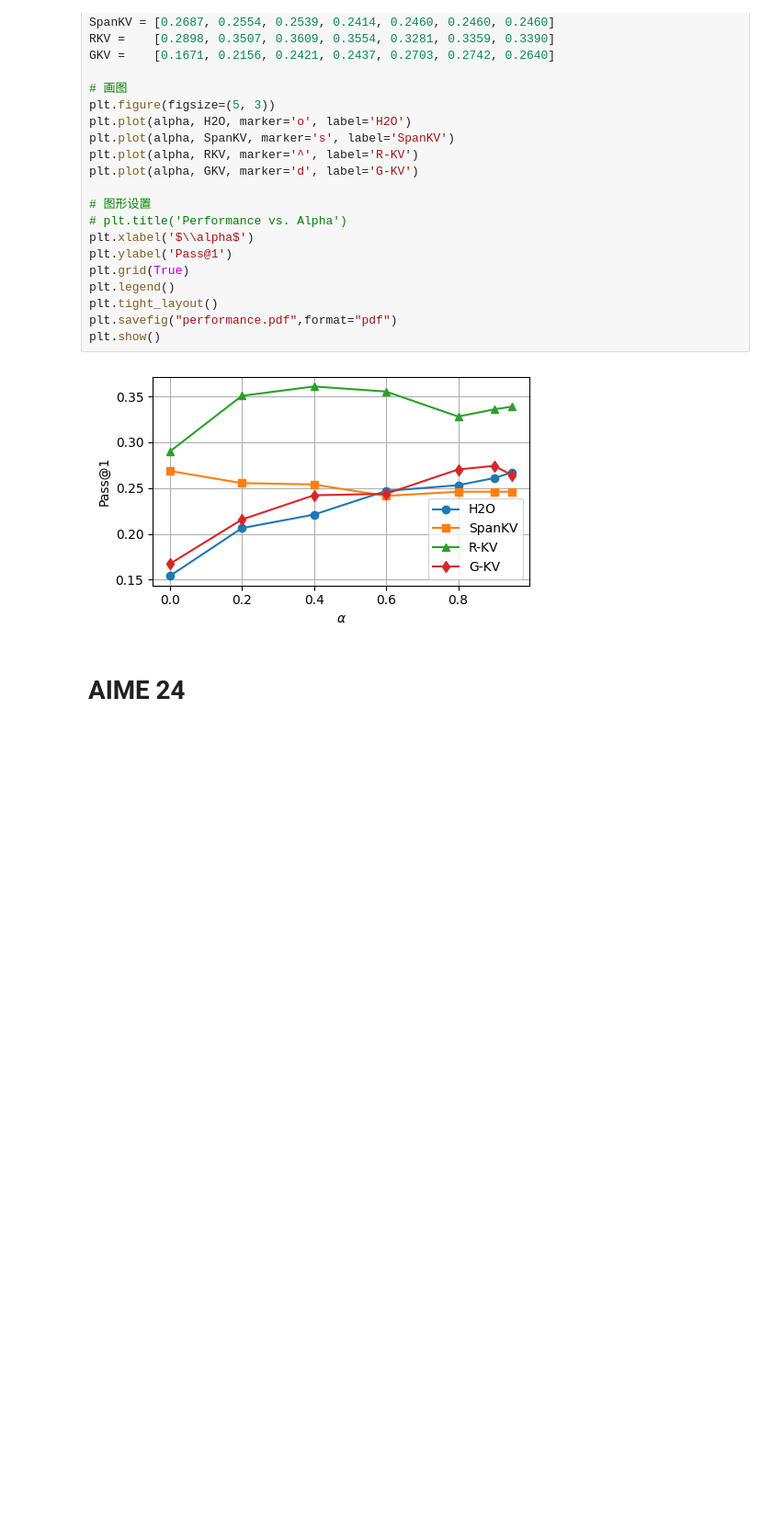
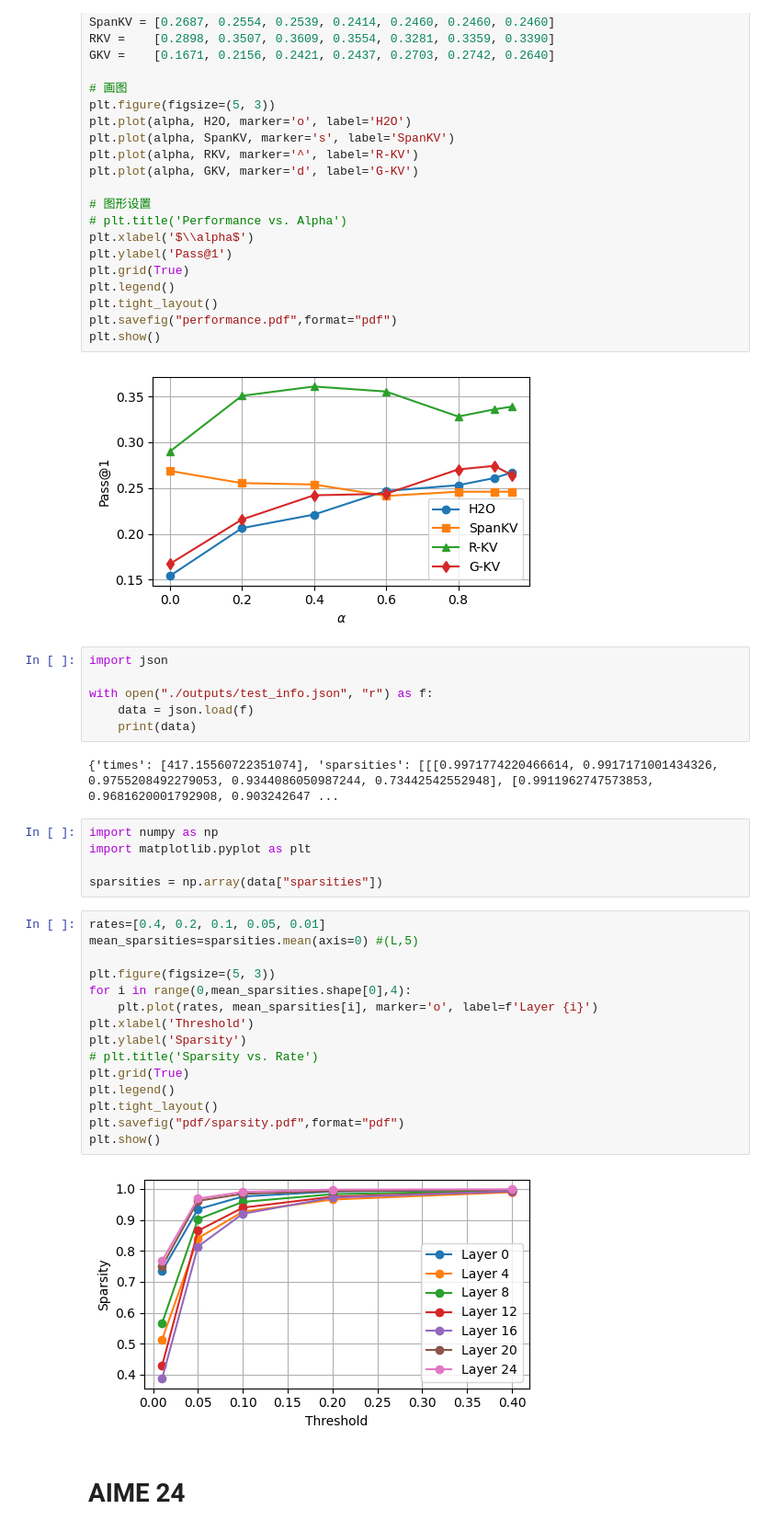
Before and after one commit to microsoft/G-KV, a Jupyter notebook: evaluate.ipynb, the cells around one changed output. Shown at 92% size. Drawn from its saved outputs; the diff is of its cells as text; blank space fills up the shorter version.

Commit message:
sparsity

```diff
--- a/evaluate.ipynb
+++ b/evaluate.ipynb
@@ -106,6 +106,36 @@ plt.savefig("performance.pdf",format="pdf")
 plt.show()
 # %% [output]
 [figure]
+# %%
+import json
+
+with open("./outputs/test_info.json", "r") as f:
+    data = json.load(f)
+    print(data)
+# %% [output]
+{'times': [417.15560722351074], 'sparsities': [[[0.9971774220466614, 0.9917171001434326, 0.9755208492279053, 0.9344086050987244, 0.73442542552948], [0.9911962747573853, 0.9681620001792908, 0.903242647 ...
+# %%
+import numpy as np
+import matplotlib.pyplot as plt
+
+sparsities = np.array(data["sparsities"])
+# %%
+rates=[0.4, 0.2, 0.1, 0.05, 0.01]
+mean_sparsities=sparsities.mean(axis=0) #(L,5)
+
+plt.figure(figsize=(5, 3))
+for i in range(0,mean_sparsities.shape[0],4):
+    plt.plot(rates, mean_sparsities[i], marker='o', label=f'Layer {i}')
+plt.xlabel('Threshold')
+plt.ylabel('Sparsity')
+# plt.title('Sparsity vs. Rate')
+plt.grid(True)
+plt.legend()
+plt.tight_layout()
+plt.savefig("pdf/sparsity.pdf",format="pdf")
+plt.show()
+# %% [output]
+[figure, added]
 # %% [markdown]
 # AIME 24
 # %%
```
Also changed, not shown: parts of 1 cell of this notebook, 5 other files.
